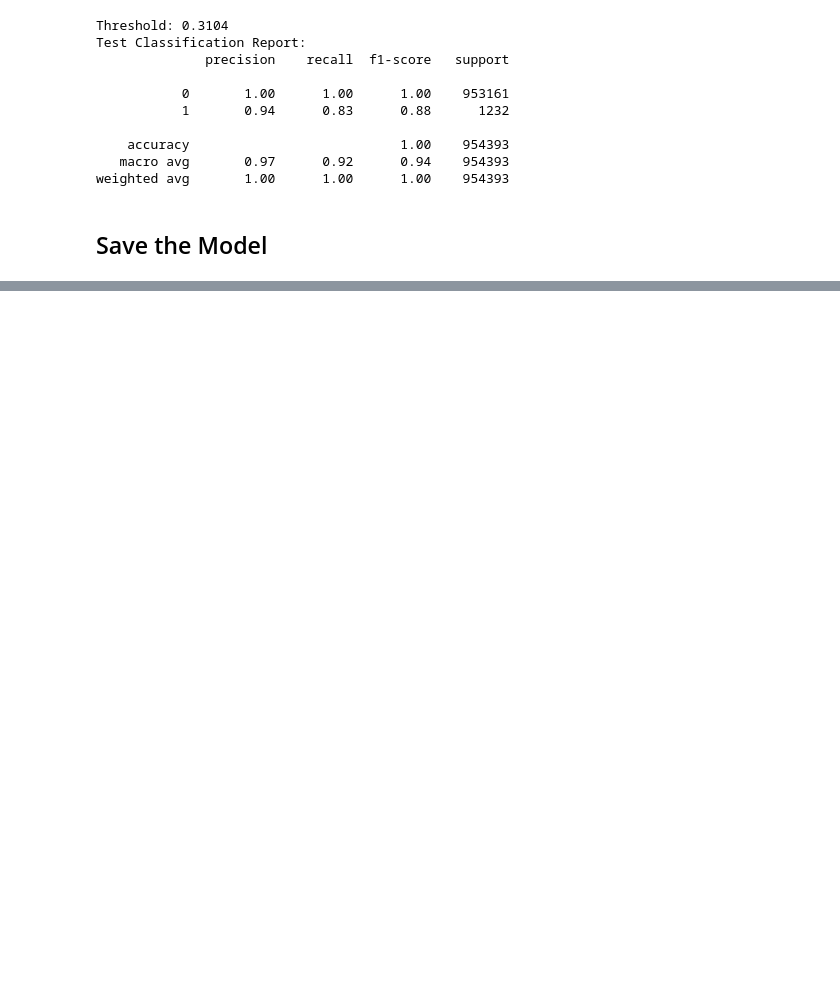
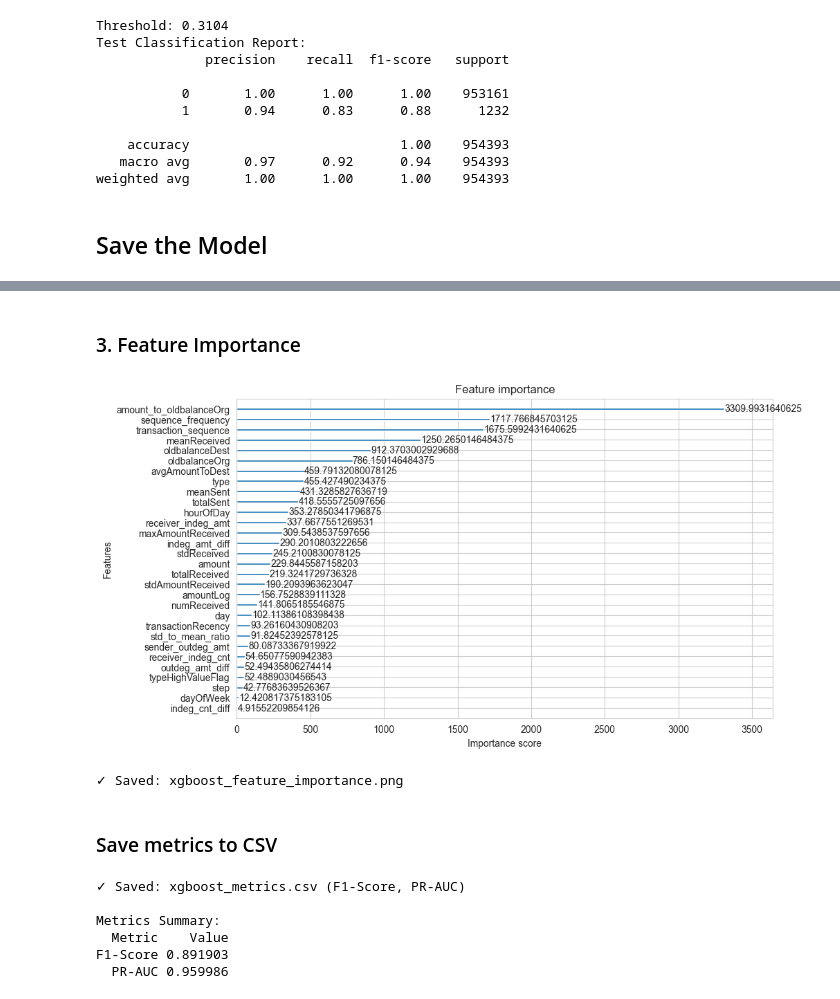
Before and after one commit to jl5045/DSA4263, a Jupyter notebook: notebooks/5_XGBoost.ipynb, the cells around one changed output, grey strips where cells are left out. Cells and saved outputs as stored; diff of their text form; code cells hidden in the pictures; blank space fills up the shorter version.

```diff
--- a/notebooks/5_XGBoost.ipynb
+++ b/notebooks/5_XGBoost.ipynb
@@ -435,0 +508,36 @@ best_xgb.save_model('../models/XGB/best_xgb_1to5_selected.json')
+# %% [markdown]
+### 3. Feature Importance
+# %%
+xgb.plot_importance(plot_xgb, importance_type='gain')
+plt.savefig(os.path.join(plots_dir, 'xgboost_feature_importance.png'), dpi=300, bbox_inches='tight')
+plt.show()
+print("✓ Saved: xgboost_feature_importance.png")
+# %% [output]
+[figure, added]
+✓ Saved: xgboost_feature_importance.png
+# %% [markdown]
+### Save metrics to CSV
+# %%
+f1 = f1_score(ytest, ytest_pred, zero_division=0)
+
+# Save F1 and PR-AUC to CSV for Streamlit
+metrics_data = {
+    'Metric': ['F1-Score', 'PR-AUC'],
+    'Value': [
+        f1,
+        pr_auc,
+    ]
+}
+
+metrics_df = pd.DataFrame(metrics_data)
+metrics_df.to_csv(os.path.join(plots_dir, 'xgboost_metrics.csv'), index=False)
+print("✓ Saved: xgboost_metrics.csv (F1-Score, PR-AUC)")
+print("\nMetrics Summary:")
+print(metrics_df.to_string(index=False))
+# %% [output]
+✓ Saved: xgboost_metrics.csv (F1-Score, PR-AUC)
+
+Metrics Summary:
+  Metric    Value
+F1-Score 0.891903
+  PR-AUC 0.959986
```
Also changed, not shown: parts of 14 cells of this notebook, 4 other files.
